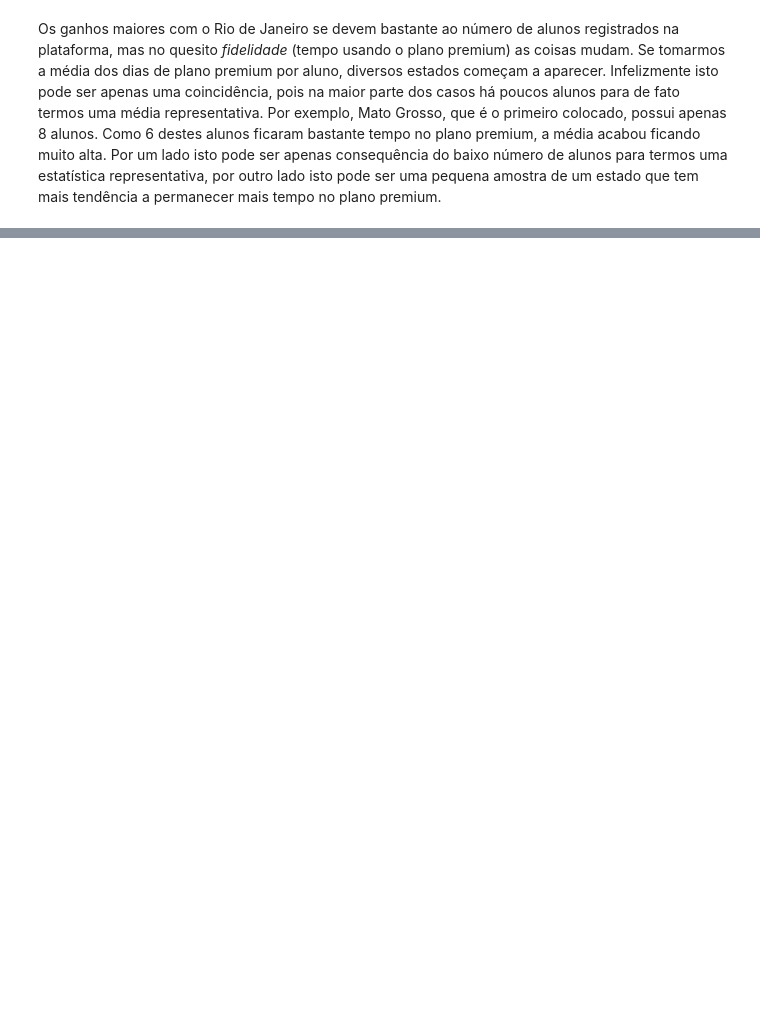
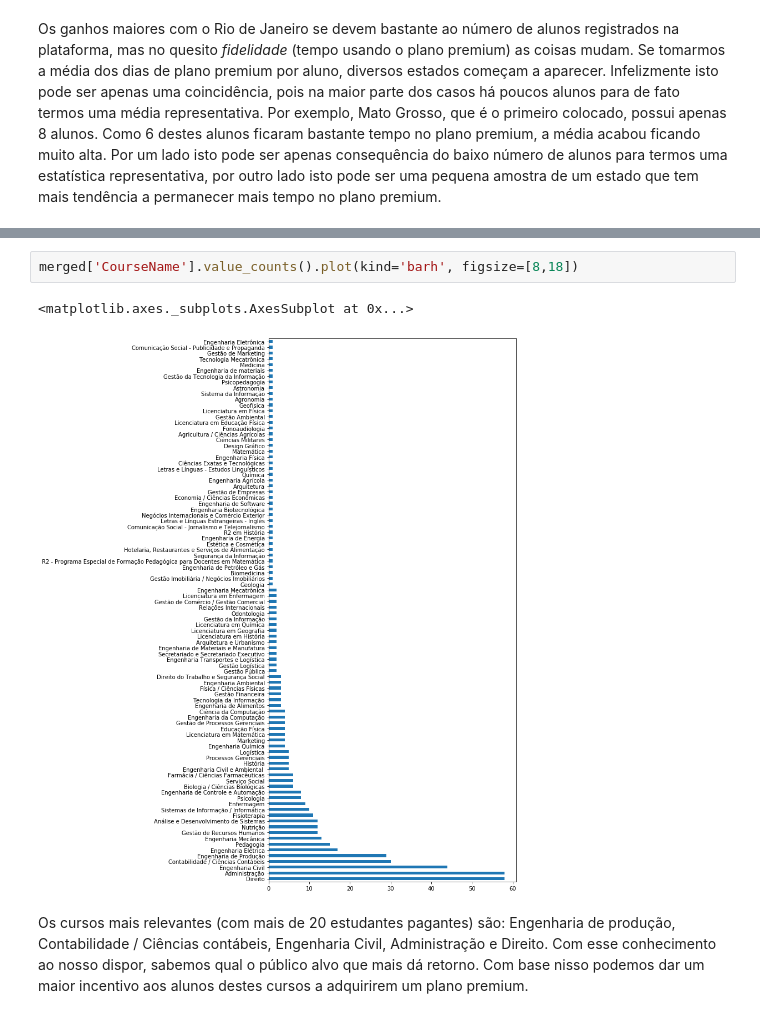
Before and after one commit to felipebottega/Machine-Learning-Codes, a Jupyter notebook: Desafio/Parte_2.ipynb, the cells around one changed output, grey strips where cells are left out. Saved outputs shown, nothing was run; the diff lists cells and outputs as text; blank space fills up the shorter version.

```diff
--- a/Desafio/Parte_2.ipynb
+++ b/Desafio/Parte_2.ipynb
@@ -477,0 +482,7 @@ Um outro ponto que gostaria de fazer é o seguinte: em muitos lugares, tipo acad
+# %%
+merged['CourseName'].value_counts().plot(kind='barh', figsize=[8,18])
+# %% [output]
+<matplotlib.axes._subplots.AxesSubplot at 0x...>
+[figure, added]
+# %% [markdown]
+Os cursos mais relevantes (com mais de 20 estudantes pagantes) são: Engenharia de produção, Contabilidade / Ciências contábeis, Engenharia Civil, Administração e Direito. Com esse conhecimento ao nosso dispor, sabemos qual o público alvo que mais dá retorno. Com base nisso podemos dar um maior incentivo aos alunos destes cursos a adquirirem um plano premium.
```
Also changed, not shown: parts of 16 cells of this notebook, 1 other file.
